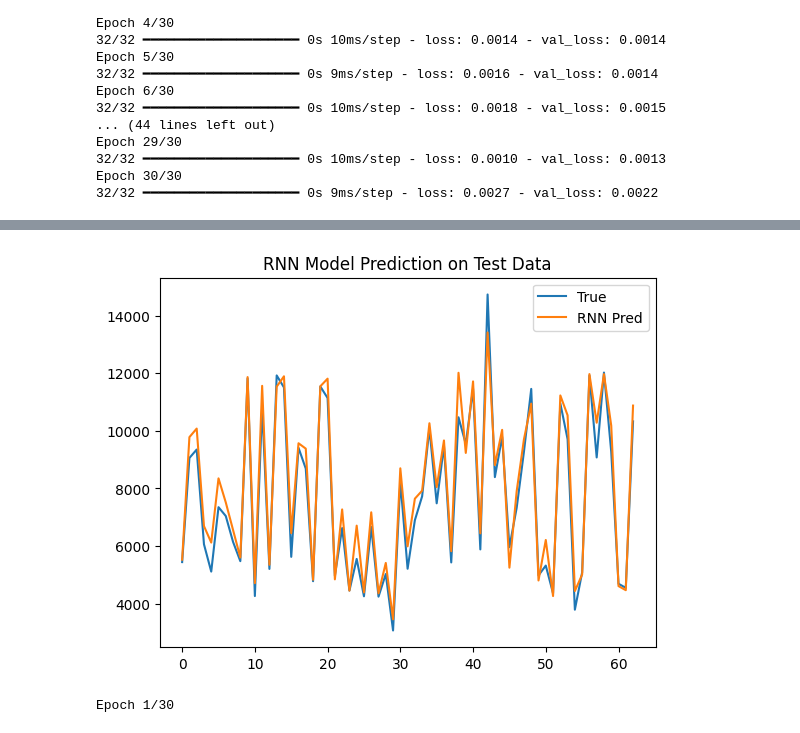
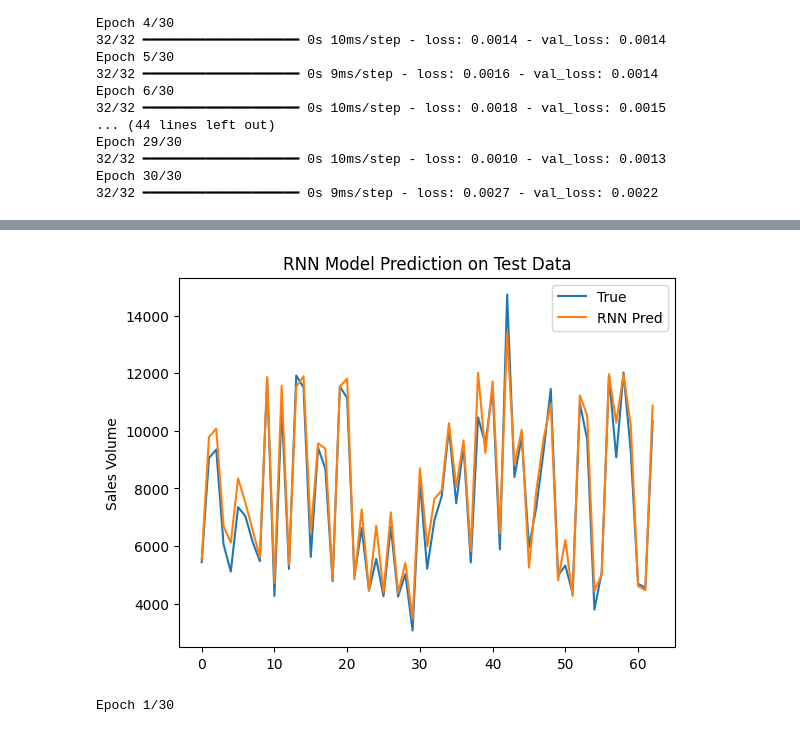
Before and after one commit to Sevenc1over/AI-class, a Jupyter notebook: 9주차/텐서플로우_RNN1.ipynb, the cells around one changed output, grey strips where cells are left out. Cells and saved outputs as stored; diff of their text form; code cells hidden in the pictures.

```diff
--- a/9주차/텐서플로우_RNN1.ipynb
+++ b/9주차/텐서플로우_RNN1.ipynb
@@ -73,5 +73,5 @@ Epoch 30/30
 pred_rnn = model.predict(X_test)
 plt.plot(scaler.inverse_transform(y_test), label='True')
 plt.plot(scaler.inverse_transform(pred_rnn), label='RNN Pred')
-plt.legend(); plt.title('RNN Model Prediction on Test Data'); plt.show()
+plt.legend(); plt.title('RNN Model Prediction on Test Data'); plt.ylabel('Sales Volume'); plt.show()
 # %% [output]
@@ -79,4 +79,4 @@ plt.legend(); plt.title('RNN Model Prediction on Test Data'); plt.show()
-[figure, old version]
+[figure, new version]
 # %%
 # 4. LSTM 모델 구축 및 훈련
 modelLSTM = tf.keras.Sequential([
```
Also changed, not shown: parts of 4 cells of this notebook.
